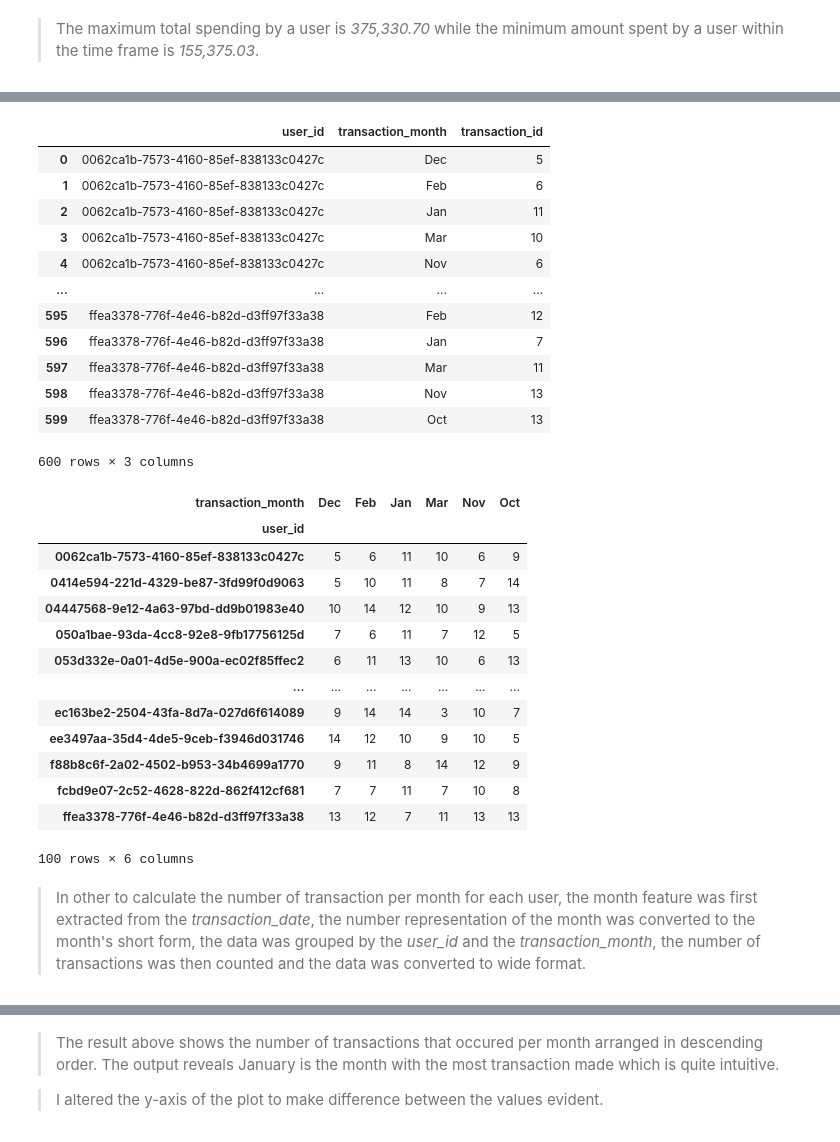
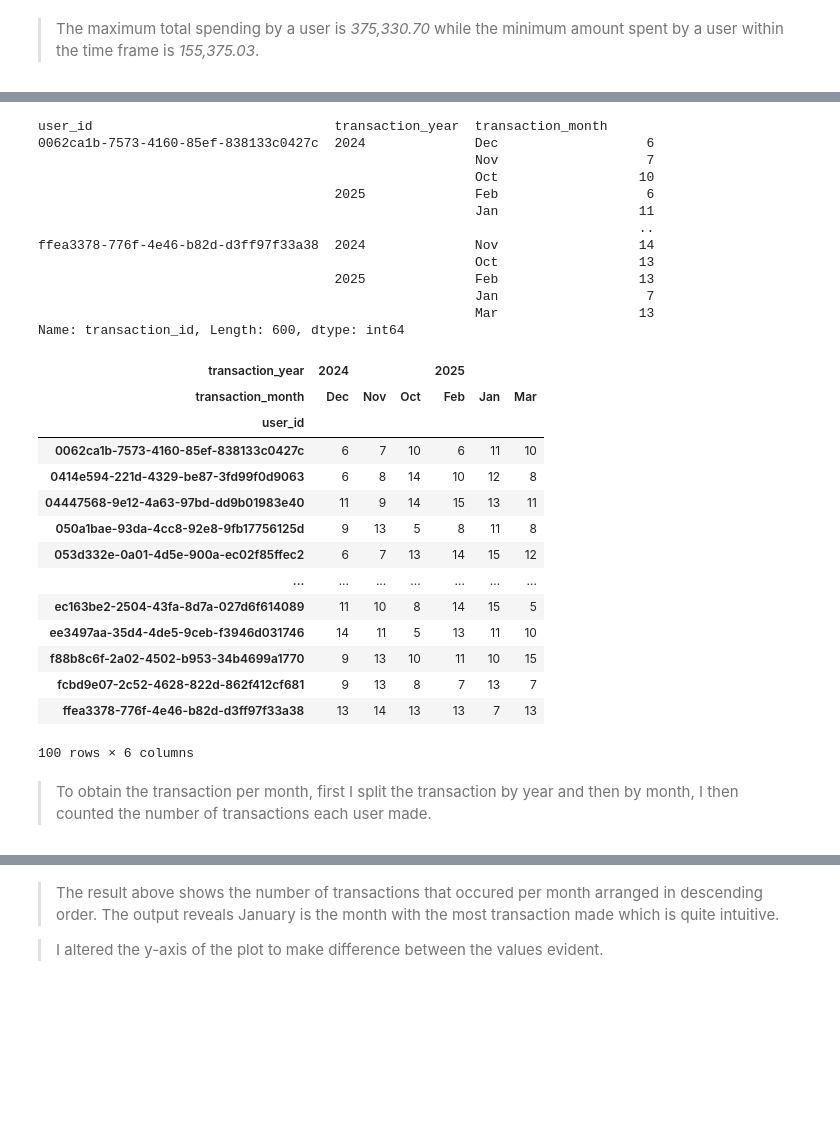
Before and after one commit to AduragbemiOyinlola/greensols, a Jupyter notebook: greensol_credit_scoring_assessment.ipynb, the cells around one changed output, grey strips where cells are left out. Cells and saved outputs as stored; diff of their text form; code cells hidden in the pictures; blank space fills up the shorter version.

```diff
--- a/greensol_credit_scoring_assessment.ipynb
+++ b/greensol_credit_scoring_assessment.ipynb
@@ -188,6 +195,11 @@ plt.title("Distribution of Transactions per User");
 # %%
+# Get the month from the transaction and due dates
 clean_df['transaction_month'] = clean_df['transaction_date'].dt.month
 clean_df['due_month'] = clean_df['due_date'].dt.month
+
+# Get the year from the transaction and due dates
+clean_df['transaction_year'] = clean_df['transaction_date'].dt.year
+clean_df['due_year'] = clean_df['due_date'].dt.year
 # %%
 print(clean_df['transaction_month'].unique())
 print(clean_df['due_month'].unique())
@@ -197,20 +209,21 @@ print(clean_df['due_month'].unique())
 # %%
 # Replace numbers with the month's short name
 
-clean_df['transaction_month'].replace({
+clean_df['transaction_month'] = clean_df['transaction_month'].replace({
     1: 'Jan',
     2: 'Feb',
     3: 'Mar',
     10: 'Oct',
     11: 'Nov',
     12: 'Dec'
-}, inplace=True);
+});
 
-clean_df['due_month'].replace({
+clean_df['due_month'] = clean_df['due_month'].replace({
     1: 'Jan',
     2: 'Feb',
     3: 'Mar',
+    9: 'Sep',
     10: 'Oct',
     11: 'Nov',
     12: 'Dec'
-}, inplace=True);
+});
@@ -230,42 +261,43 @@ For example, when doing 'df[col].method(value, inplace=True)', try using 'df.met
 # %%
-transaction_per_month = clean_df.groupby(['user_id', 'transaction_month'])['transaction_id']\
-                            .count().reset_index()
+transaction_per_month = clean_df.groupby(['user_id', 'transaction_year', 'transaction_month'])['transaction_id']\
+                            .count()
 transaction_per_month
 # %% [output]
-|  | user_id | transaction_month | transaction_id |
-| 0 | 0062ca1b-7573-4160-85ef-838133c0427c | Dec | 5 |
-| 1 | 0062ca1b-7573-4160-85ef-838133c0427c | Feb | 6 |
-| 2 | 0062ca1b-7573-4160-85ef-838133c0427c | Jan | 11 |
-| 3 | 0062ca1b-7573-4160-85ef-838133c0427c | Mar | 10 |
-| 4 | 0062ca1b-7573-4160-85ef-838133c0427c | Nov | 6 |
-| ... | ... | ... | ... |
-| 595 | ffea3378-776f-4e46-b82d-d3ff97f33a38 | Feb | 12 |
-| 596 | ffea3378-776f-4e46-b82d-d3ff97f33a38 | Jan | 7 |
-| 597 | ffea3378-776f-4e46-b82d-d3ff97f33a38 | Mar | 11 |
-| 598 | ffea3378-776f-4e46-b82d-d3ff97f33a38 | Nov | 13 |
-| 599 | ffea3378-776f-4e46-b82d-d3ff97f33a38 | Oct | 13 |
-600 rows × 3 columns
+user_id                               transaction_year  transaction_month
+0062ca1b-7573-4160-85ef-838133c0427c  2024              Dec                   6
+                                                        Nov                   7
+                                                        Oct                  10
+                                      2025              Feb                   6
+                                                        Jan                  11
+                                                                             ..
+ffea3378-776f-4e46-b82d-d3ff97f33a38  2024              Nov                  14
+                                                        Oct                  13
+                                      2025              Feb                  13
+                                                        Jan                   7
+                                                        Mar                  13
+Name: transaction_id, Length: 600, dtype: int64
 # %%
-transaction_per_month = transaction_per_month.pivot(index='user_id',
-                                                    columns='transaction_month',
+transaction_per_month = transaction_per_month.reset_index().pivot(index='user_id',
+                                                    columns=['transaction_year', 'transaction_month'],
                                                     values='transaction_id')
 
 transaction_per_month
 # %% [output]
-| transaction_month | Dec | Feb | Jan | Mar | Nov | Oct |
+| transaction_year | 2024 |  |  | 2025 |  |  |
+| transaction_month | Dec | Nov | Oct | Feb | Jan | Mar |
 | user_id |  |  |  |  |  |  |
-| 0062ca1b-7573-4160-85ef-838133c0427c | 5 | 6 | 11 | 10 | 6 | 9 |
-| 0414e594-221d-4329-be87-3fd99f0d9063 | 5 | 10 | 11 | 8 | 7 | 14 |
-| 04447568-9e12-4a63-97bd-dd9b01983e40 | 10 | 14 | 12 | 10 | 9 | 13 |
-| 050a1bae-93da-4cc8-92e8-9fb17756125d | 7 | 6 | 11 | 7 | 12 | 5 |
-| 053d332e-0a01-4d5e-900a-ec02f85ffec2 | 6 | 11 | 13 | 10 | 6 | 13 |
+| 0062ca1b-7573-4160-85ef-838133c0427c | 6 | 7 | 10 | 6 | 11 | 10 |
+| 0414e594-221d-4329-be87-3fd99f0d9063 | 6 | 8 | 14 | 10 | 12 | 8 |
+| 04447568-9e12-4a63-97bd-dd9b01983e40 | 11 | 9 | 14 | 15 | 13 | 11 |
+| 050a1bae-93da-4cc8-92e8-9fb17756125d | 9 | 13 | 5 | 8 | 11 | 8 |
+| 053d332e-0a01-4d5e-900a-ec02f85ffec2 | 6 | 7 | 13 | 14 | 15 | 12 |
 | ... | ... | ... | ... | ... | ... | ... |
-| ec163be2-2504-43fa-8d7a-027d6f614089 | 9 | 14 | 14 | 3 | 10 | 7 |
-| ee3497aa-35d4-4de5-9ceb-f3946d031746 | 14 | 12 | 10 | 9 | 10 | 5 |
-| f88b8c6f-2a02-4502-b953-34b4699a1770 | 9 | 11 | 8 | 14 | 12 | 9 |
-| fcbd9e07-2c52-4628-822d-862f412cf681 | 7 | 7 | 11 | 7 | 10 | 8 |
-| ffea3378-776f-4e46-b82d-d3ff97f33a38 | 13 | 12 | 7 | 11 | 13 | 13 |
+| ec163be2-2504-43fa-8d7a-027d6f614089 | 11 | 10 | 8 | 14 | 15 | 5 |
+| ee3497aa-35d4-4de5-9ceb-f3946d031746 | 14 | 11 | 5 | 13 | 11 | 10 |
+| f88b8c6f-2a02-4502-b953-34b4699a1770 | 9 | 13 | 10 | 11 | 10 | 15 |
+| fcbd9e07-2c52-4628-822d-862f412cf681 | 9 | 13 | 8 | 7 | 13 | 7 |
+| ffea3378-776f-4e46-b82d-d3ff97f33a38 | 13 | 14 | 13 | 13 | 7 | 13 |
 100 rows × 6 columns
 # %% [markdown]
-> In other to calculate the number of transaction per month for each user, the month feature was first extracted from the *transaction_date*, the number representation of the month was converted to the month's short form, the data was grouped by the *user_id* and the *transaction_month*, the number of transactions was then counted and the data was converted to wide format.
+> To obtain the transaction per month, first I split the transaction by year and then by month, I then counted the number of transactions each user made.
 # %%
```
Also changed, not shown: parts of 16 cells of this notebook.
